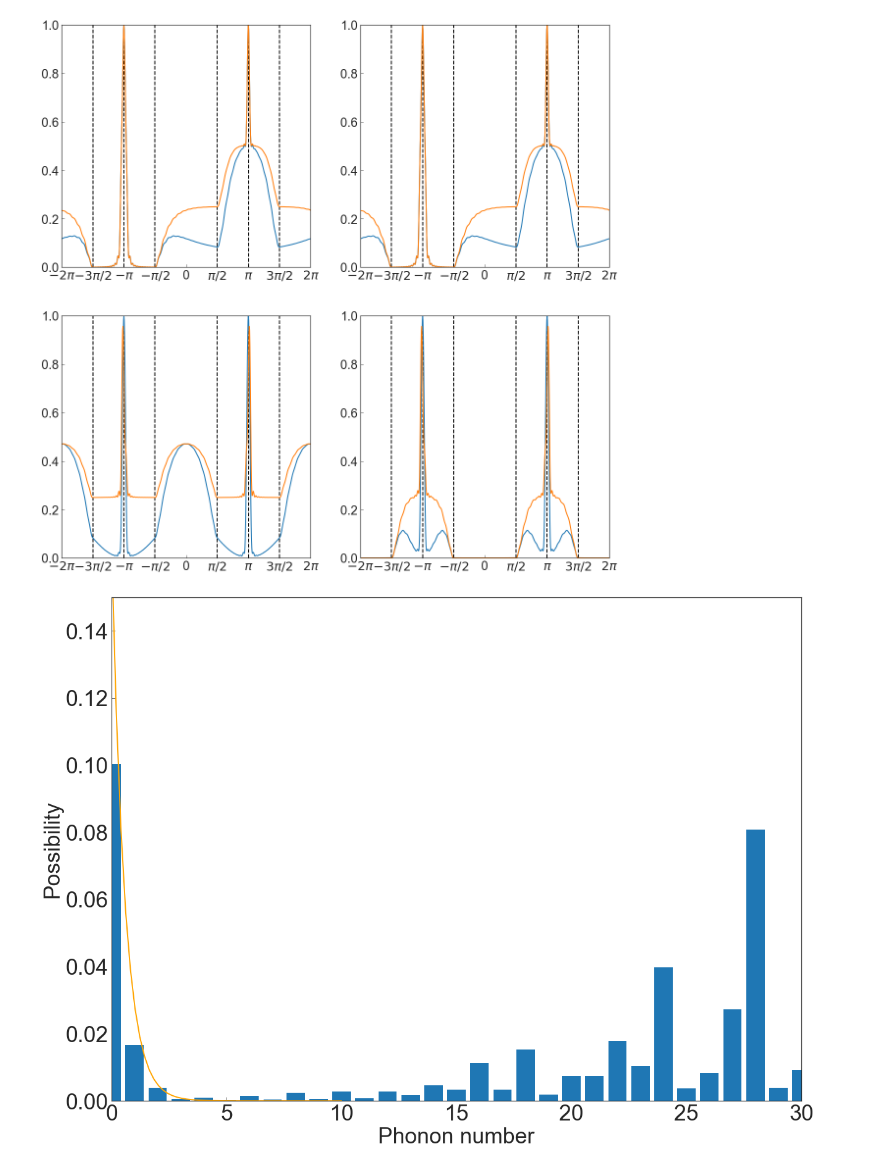
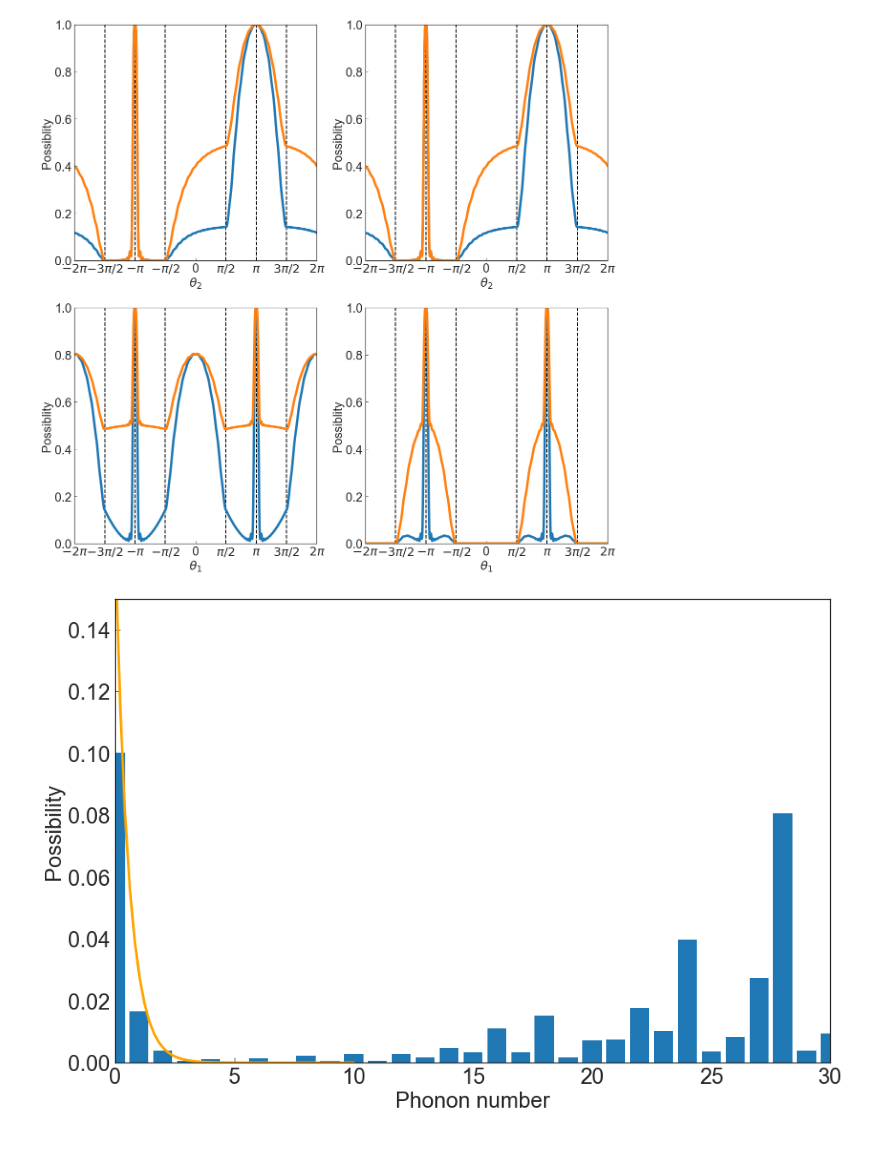
Before and after one commit to HAOQINGZHANG1234/quantumwalk, a Jupyter notebook: code/19_10_9_fig_for_paper.ipynb, the cells around one changed output. Drawn from its saved outputs; the diff is of its cells as text; code cells hidden in the pictures.

```diff
--- a/code/19_10_9_fig_for_paper.ipynb
+++ b/code/19_10_9_fig_for_paper.ipynb
@@ -396,8 +398,9 @@ p2 = np.zeros(801)
 up_state = [0]*M
 down_state = [0]*M
 aux_state = [0]*M
-up_state[1] = 1/np.sqrt(2)
-down_state[0] = -1j/np.sqrt(2)
+# up_state[1] = 1/np.sqrt(2)
+# down_state[0] = -1j/np.sqrt(2)
+down_state[0] = 1
 theta_2 = np.linspace(-2*np.pi,2*np.pi,801)
 theta_1 = np.pi/2
 np.array(up_state)
@@ -420,8 +423,9 @@ p4 = np.zeros(801)
 up_state = [0]*M
 down_state = [0]*M
 aux_state = [0]*M
-up_state[1] = 1/np.sqrt(2)
-down_state[0] = -1j/np.sqrt(2)
+# up_state[1] = 1/np.sqrt(2)
+# down_state[0] = -1j/np.sqrt(2)
+down_state[0] = 1
 theta_2 = np.linspace(-2*np.pi,2*np.pi,801)
 theta_1 = np.pi/2
 np.array(up_state)
@@ -444,8 +448,9 @@ p6 = np.zeros(801)
 up_state = [0]*M
 down_state = [0]*M
 aux_state = [0]*M
-up_state[1] = 1/np.sqrt(2)
-down_state[0] = -1j/np.sqrt(2)
+# up_state[1] = 1/np.sqrt(2)
+# down_state[0] = -1j/np.sqrt(2)
+down_state[0] = 1
 theta_2 = np.linspace(-2*np.pi,2*np.pi,801)
 theta_1 = np.pi/2
 np.array(up_state)
@@ -468,8 +473,9 @@ p8 = np.zeros(801)
 up_state = [0]*M
 down_state = [0]*M
 aux_state = [0]*M
-up_state[1] = 1/np.sqrt(2)
-down_state[0] = -1j/np.sqrt(2)
+# up_state[1] = 1/np.sqrt(2)
+# down_state[0] = -1j/np.sqrt(2)
+down_state[0] = 1
 theta_2 = np.linspace(-2*np.pi,2*np.pi,801)
 theta_1 = np.pi/2
 np.array(up_state)
@@ -486,8 +492,8 @@ for i,theta in enumerate(theta_2):
 # %%
 plt.figure(figsize=(20, 20))
 plt.subplot(2, 2, 1)
-plt.plot(theta_2, p1)
-plt.plot(theta_2, p5)
+plt.plot(theta_2, p1,linewidth=5)
+plt.plot(theta_2, p5,linewidth=5)
 plt.ylim(top = 1,bottom = 0)
 plt.xlim((-2*np.pi,2*np.pi))
 my_x_ticks = np.arange(-2*np.pi,2*np.pi+np.pi/2,np.pi/2)
@@ -498,10 +504,28 @@ plt.vlines(-np.pi/2, 0, 1, linestyles = "dashed")
 plt.vlines(np.pi/2, 0, 1, linestyles = "dashed")
 plt.vlines(np.pi, 0, 1, linestyles = "dashed")
 plt.vlines(3*np.pi/2, 0, 1, linestyles = "dashed")
+plt.ylabel('Possiblity')
+plt.xlabel(r'$\theta_2$')
 
 plt.subplot(2, 2, 2)
-plt.plot(theta_2, p2)
-plt.plot(theta_2, p6)
+plt.plot(theta_2, p2,linewidth=5)
+plt.plot(theta_2, p6,linewidth=5)
+plt.ylim(top = 1,bottom = 0)
+plt.xlim((-2*np.pi,2*np.pi))
+my_x_ticks = np.arange(-2*np.pi,2*np.pi+np.pi/2,np.pi/2)
+plt.xticks(my_x_ticks,(r'$-2\pi$',r'$-3\pi/2$',r'$-\pi$',r'$-\pi/2$',r'0',r'$\pi/2$',r'$\pi$',r'$3\pi/2$',r'$2\pi$'))
+plt.vlines(-3*np.pi/2, 0, 1, linestyles = "dashed")
+plt.vlines(-np.pi, 0, 1, linestyles = "dashed")
+plt.vlines(-np.pi/2, 0, 1, linestyles = "dashed")
+plt.vlines(np.pi/2, 0, 1, linestyles = "dashed")
+plt.vlines(np.pi, 0, 1, linestyles = "dashed")
+plt.vlines(3*np.pi/2, 0, 1, linestyles = "dashed")
+plt.ylabel('Possiblity')
+plt.xlabel(r'$\theta_2$')
+
+plt.subplot(2, 2, 3)
+plt.plot(theta_2, p3,linewidth=5)
+plt.plot(theta_2, p7,linewidth=5)
 plt.ylim(top = 1,bottom = 0)
 plt.xlim((-2*np.pi,2*np.pi))
 my_x_ticks = np.arange(-2*np.pi,2*np.pi+np.pi/2,np.pi/2)
@@ -512,10 +536,12 @@ plt.vlines(-np.pi/2, 0, 1, linestyles = "dashed")
 plt.vlines(np.pi/2, 0, 1, linestyles = "dashed")
 plt.vlines(np.pi, 0, 1, linestyles = "dashed")
 plt.vlines(3*np.pi/2, 0, 1, linestyles = "dashed")
+plt.ylabel('Possiblity')
+plt.xlabel(r'$\theta_1$')
 
-plt.subplot(2, 2, 3)
-plt.plot(theta_2, p3)
-plt.plot(theta_2, p7)
+plt.subplot(2, 2, 4)
+plt.plot(theta_2, p4,linewidth=5)
+plt.plot(theta_2, p8,linewidth=5)
 plt.ylim(top = 1,bottom = 0)
 plt.xlim((-2*np.pi,2*np.pi))
 my_x_ticks = np.arange(-2*np.pi,2*np.pi+np.pi/2,np.pi/2)
@@ -526,24 +552,12 @@ plt.vlines(-np.pi/2, 0, 1, linestyles = "dashed")
 plt.vlines(np.pi/2, 0, 1, linestyles = "dashed")
 plt.vlines(np.pi, 0, 1, linestyles = "dashed")
 plt.vlines(3*np.pi/2, 0, 1, linestyles = "dashed")
-
-plt.subplot(2, 2, 4)
-plt.plot(theta_2, p4)
-plt.plot(theta_2, p8)
-plt.ylim(top = 1,bottom = 0)
-plt.xlim((-2*np.pi,2*np.pi))
-my_x_ticks = np.arange(-2*np.pi,2*np.pi+np.pi/2,np.pi/2)
-plt.xticks(my_x_ticks,('$-2\pi$','$-3\pi/2$','$-\pi$','$-\pi/2$','0','$\pi/2$','$\pi$','$3\pi/2$','$2\pi$'))
-plt.vlines(-3*np.pi/2, 0, 1, linestyles = "dashed")
-plt.vlines(-np.pi, 0, 1, linestyles = "dashed")
-plt.vlines(-np.pi/2, 0, 1, linestyles = "dashed")
-plt.vlines(np.pi/2, 0, 1, linestyles = "dashed")
-plt.vlines(np.pi, 0, 1, linestyles = "dashed")
-plt.vlines(3*np.pi/2, 0, 1, linestyles = "dashed")
+plt.ylabel('Possiblity')
+plt.xlabel(r'$\theta_1$')
 
 plt.savefig('../fig/bound_state_3.pdf')
 # %% [output]
-[figure, old version]
+[figure, new version]
 # %%
 # state = N_step(init_state, theta_1, theta_2, N=50)
 # plot result
@@ -551,36 +565,36 @@ plt.savefig('../fig/bound_state_3.pdf')
 # phonon = range(len(P))
 # # plt.scatter(phonon, P, s=1000*P)
 # print('total pro', sum(P))
 # plt.bar(range(len(P)),P)
 
 # plt.title('$\varepsilon$',fontsize=20)
 
 # plt.figure(figsize=(20,20))
 # for i,theta in enumerate(theta_1):
 #     state = N_step(init_state, theta, theta_2, N=N)
 #     P = abs(state[0])**2 + abs(state[1])**2 + abs(state[2])**2
 #     plt.subplot(6,4,i+1)
 #     plt.xlabel('theta=%f'%theta)
 #     plt.bar(range(5),P[:5])
 ## bar plot
-plt.figure(figsize=(20, 15))
+plt.figure(figsize=(15, 10))
 x = np.linspace(0,10)
 def f(x):
     return pow((np.sqrt(2)-1),x)**2*(1-(np.sqrt(2)-1)**2)/5
 p = np.zeros(50)
 for i in range(50):
     state = n_step_2(init_state, 0, np.pi/2, N=50)
     P = abs(state[0])**2 + abs(state[1])**2 + abs(state[2])**2
     p[i] = P[i]
 plt.xlim((0,30))
 plt.ylim((0,0.15))
 plt.bar(range(50),p)
 plt.xlabel('Phonon number')
 plt.ylabel('Possibility')
-plt.plot(x, f(x),color='orange')
+plt.plot(x, f(x),color='orange',linewidth=3)
 plt.savefig('../fig/bound_2.pdf')
 # %% [output]
-[figure, old version]
+[figure, new version]
 # %%
 from scipy import optimize
 
```
Also changed, not shown: parts of 24 cells of this notebook, 35 other files.
